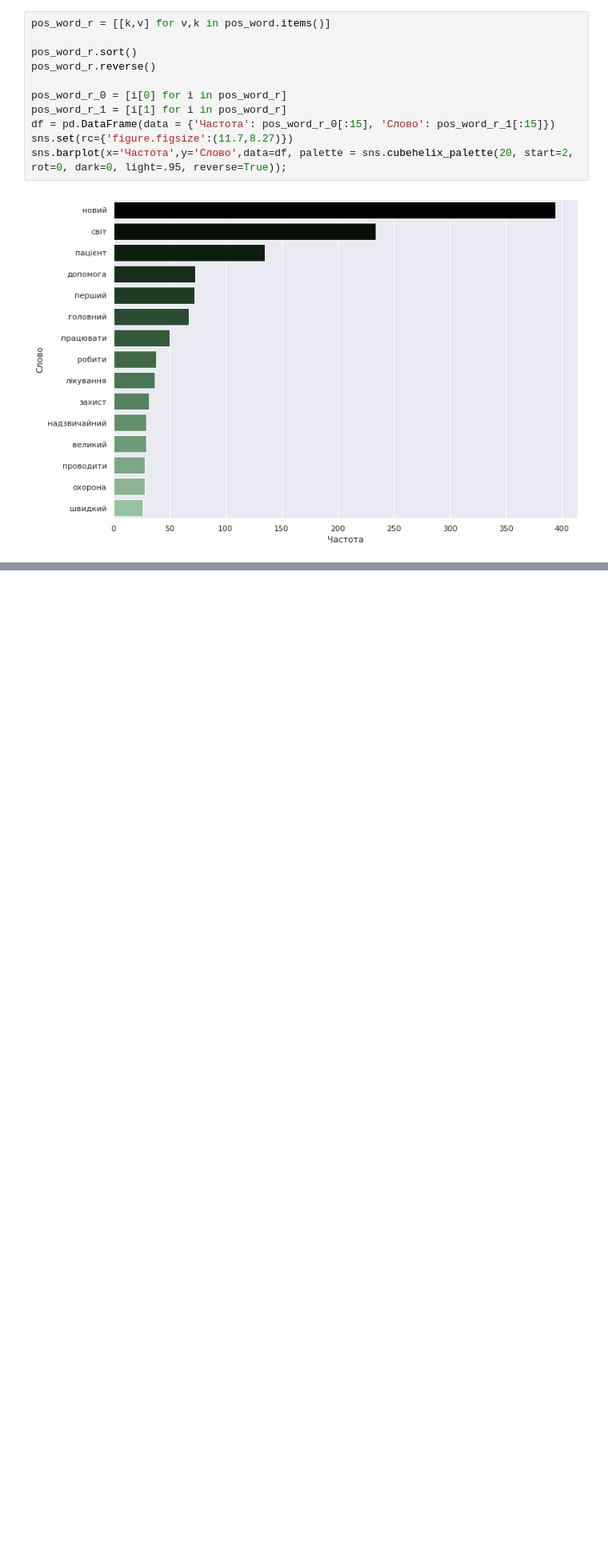
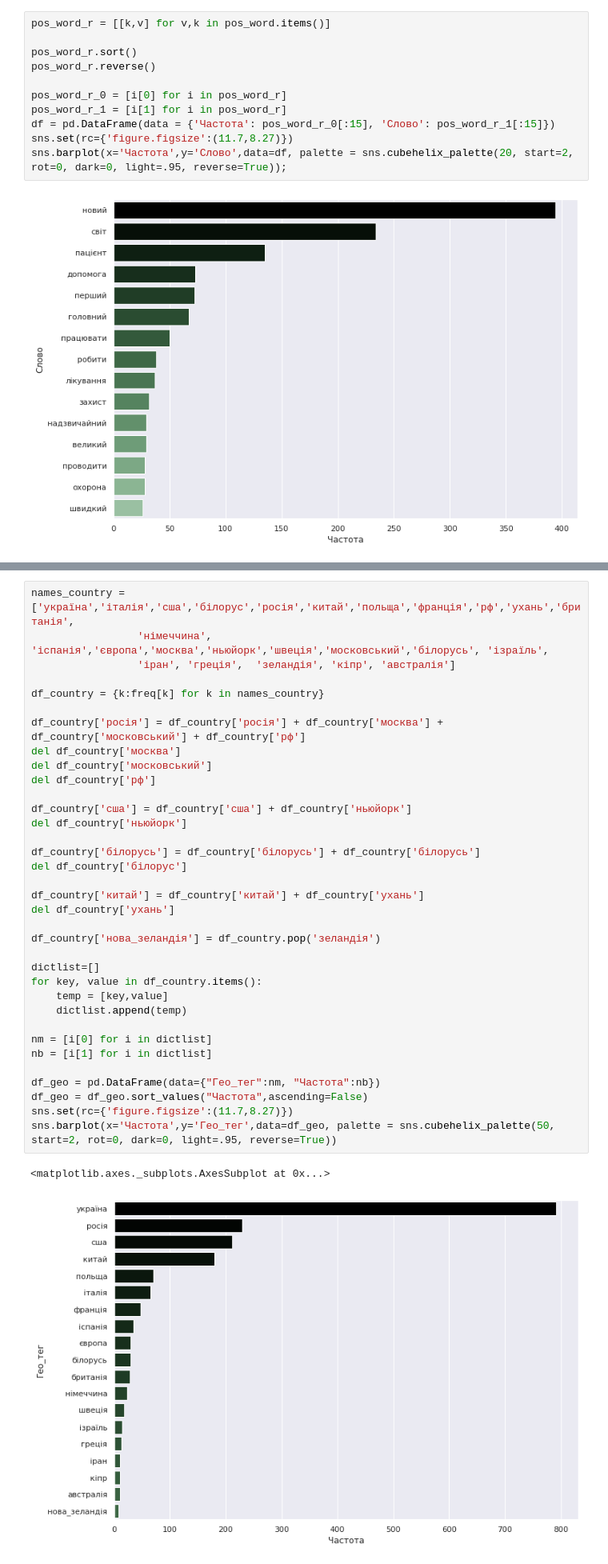
Before and after one commit to tiredwaffle/tweets_analysis, a Jupyter notebook: preprocessing.ipynb, the cells around one changed output, grey strips where cells are left out. Shown at 80% size. Cells and saved outputs as stored; diff of their text form; blank space fills up the shorter version.

```diff
--- a/preprocessing.ipynb
+++ b/preprocessing.ipynb
@@ -386,0 +389,38 @@ sns.barplot(x='Частота',y='Слово',data=df, palette = sns.cubehelix_p
+# %%
+names_country = ['україна','італія','сша','білорус','росія','китай','польща','франція','рф','ухань','британія',
+                 'німеччина', 'іспанія','європа','москва','ньюйорк','швеція','московський','білорусь', 'ізраїль',
+                 'іран', 'греція',  'зеландія', 'кіпр', 'австралія']
+
+df_country = {k:freq[k] for k in names_country}
+
+df_country['росія'] = df_country['росія'] + df_country['москва'] + df_country['московський'] + df_country['рф']
+del df_country['москва']
+del df_country['московський']
+del df_country['рф']
+
+df_country['сша'] = df_country['сша'] + df_country['ньюйорк']
+del df_country['ньюйорк']
+
+df_country['білорусь'] = df_country['білорусь'] + df_country['білорусь']
+del df_country['білорус']
+
+df_country['китай'] = df_country['китай'] + df_country['ухань']
+del df_country['ухань']
+
+df_country['нова_зеландія'] = df_country.pop('зеландія')
+
+dictlist=[]
+for key, value in df_country.items():
+    temp = [key,value]
+    dictlist.append(temp)
+
+nm = [i[0] for i in dictlist]
+nb = [i[1] for i in dictlist]
+
+df_geo = pd.DataFrame(data={"Гео_тег":nm, "Частота":nb})
+df_geo = df_geo.sort_values("Частота",ascending=False)
+sns.set(rc={'figure.figsize':(11.7,8.27)})
+sns.barplot(x='Частота',y='Гео_тег',data=df_geo, palette = sns.cubehelix_palette(50, start=2, rot=0, dark=0, light=.95, reverse=True))
+# %% [output]
+<matplotlib.axes._subplots.AxesSubplot at 0x...>
+[figure, added]
```
Also changed, not shown: parts of 11 cells of this notebook.
